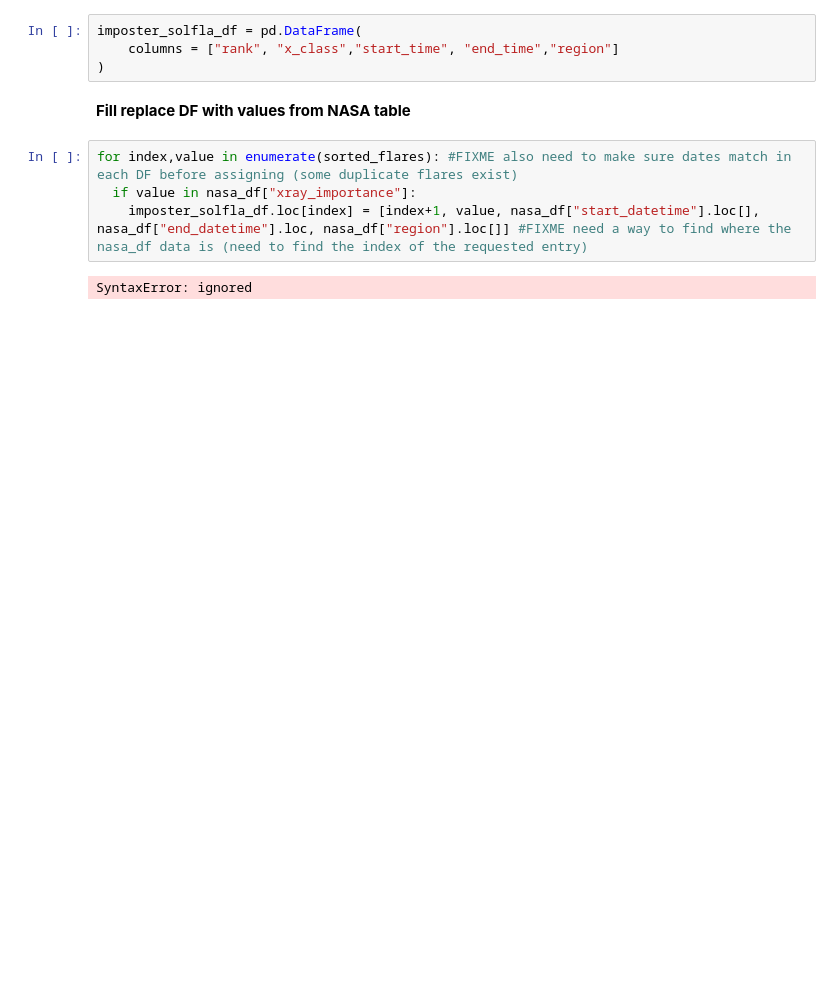
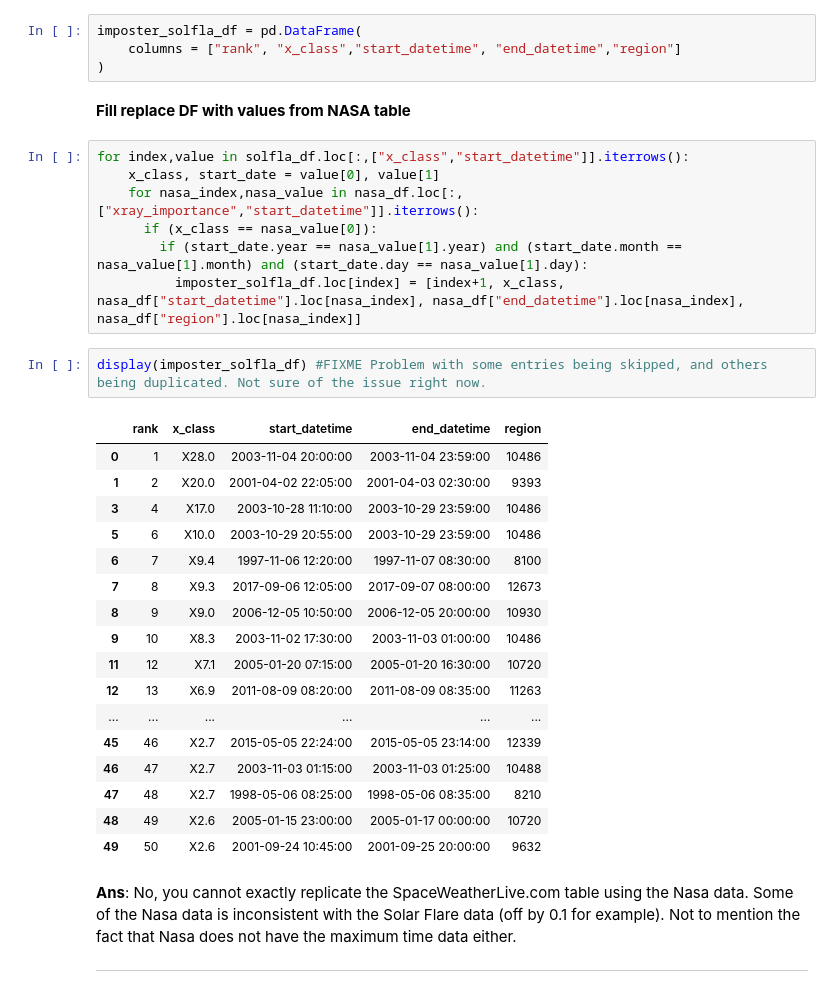
Before and after one commit to NickOuellet/Fly-Me-To-The-Moon, a Jupyter notebook: Fly Me To The Moon - Proj 1 Part 1.ipynb, the cells around one changed output. Cells and saved outputs as stored; diff of their text form; blank space fills up the shorter version.

```diff
--- a/Fly Me To The Moon - Proj 1 Part 1.ipynb
+++ b/Fly Me To The Moon - Proj 1 Part 1.ipynb
@@ -326,13 +333,37 @@ sorted_flares = strip_and_sort(class_no_nan)
 **Instantiate replica dataframe**
 # %%
 imposter_solfla_df = pd.DataFrame(
-    columns = ["rank", "x_class","start_time", "end_time","region"]
+    columns = ["rank", "x_class","start_datetime", "end_datetime","region"]
 )
 # %% [markdown]
 **Fill replace DF with values from NASA table**
 # %%
-for index,value in enumerate(sorted_flares): #FIXME also need to make sure dates match in each DF before assigning (some duplicate flares exist)
-  if value in nasa_df["xray_importance"]:
-    imposter_solfla_df.loc[index] = [index+1, value, nasa_df["start_datetime"].loc[], nasa_df["end_datetime"].loc, nasa_df["region"].loc[]] #FIXME need a way to find where the nasa_df data is (need to find the index of the requested entry)
+for index,value in solfla_df.loc[:,["x_class","start_datetime"]].iterrows():
+    x_class, start_date = value[0], value[1]
+    for nasa_index,nasa_value in nasa_df.loc[:,["xray_importance","start_datetime"]].iterrows():
+      if (x_class == nasa_value[0]):
+        if (start_date.year == nasa_value[1].year) and (start_date.month == nasa_value[1].month) and (start_date.day == nasa_value[1].day):
+          imposter_solfla_df.loc[index] = [index+1, x_class, nasa_df["start_datetime"].loc[nasa_index], nasa_df["end_datetime"].loc[nasa_index], nasa_df["region"].loc[nasa_index]]
-# %% [output]
-SyntaxError: ignored
+# %%
+display(imposter_solfla_df) #FIXME Problem with some entries being skipped, and others being duplicated. Not sure of the issue right now.
+# %% [output]
+|  | rank | x_class | start_datetime | end_datetime | region |
+| 0 | 1 | X28.0 | 2003-11-04 20:00:00 | 2003-11-04 23:59:00 | 10486 |
+| 1 | 2 | X20.0 | 2001-04-02 22:05:00 | 2001-04-03 02:30:00 | 9393 |
+| 3 | 4 | X17.0 | 2003-10-28 11:10:00 | 2003-10-29 23:59:00 | 10486 |
+| 5 | 6 | X10.0 | 2003-10-29 20:55:00 | 2003-10-29 23:59:00 | 10486 |
+| 6 | 7 | X9.4 | 1997-11-06 12:20:00 | 1997-11-07 08:30:00 | 8100 |
+| 7 | 8 | X9.3 | 2017-09-06 12:05:00 | 2017-09-07 08:00:00 | 12673 |
+| 8 | 9 | X9.0 | 2006-12-05 10:50:00 | 2006-12-05 20:00:00 | 10930 |
+| 9 | 10 | X8.3 | 2003-11-02 17:30:00 | 2003-11-03 01:00:00 | 10486 |
+| 11 | 12 | X7.1 | 2005-01-20 07:15:00 | 2005-01-20 16:30:00 | 10720 |
+| 12 | 13 | X6.9 | 2011-08-09 08:20:00 | 2011-08-09 08:35:00 | 11263 |
+| ... | ... | ... | ... | ... | ... |
+| 45 | 46 | X2.7 | 2015-05-05 22:24:00 | 2015-05-05 23:14:00 | 12339 |
+| 46 | 47 | X2.7 | 2003-11-03 01:15:00 | 2003-11-03 01:25:00 | 10488 |
+| 47 | 48 | X2.7 | 1998-05-06 08:25:00 | 1998-05-06 08:35:00 | 8210 |
+| 48 | 49 | X2.6 | 2005-01-15 23:00:00 | 2005-01-17 00:00:00 | 10720 |
+| 49 | 50 | X2.6 | 2001-09-24 10:45:00 | 2001-09-25 20:00:00 | 9632 |
+# %% [markdown]
+**Ans**: No, you cannot exactly replicate the SpaceWeatherLive.com table using the Nasa data. Some of the Nasa data is inconsistent with the Solar Flare data (off by 0.1 for example). Not to mention the fact that Nasa does not have the maximum time data either.
+___
```
Also changed, not shown: parts of 7 cells of this notebook.
